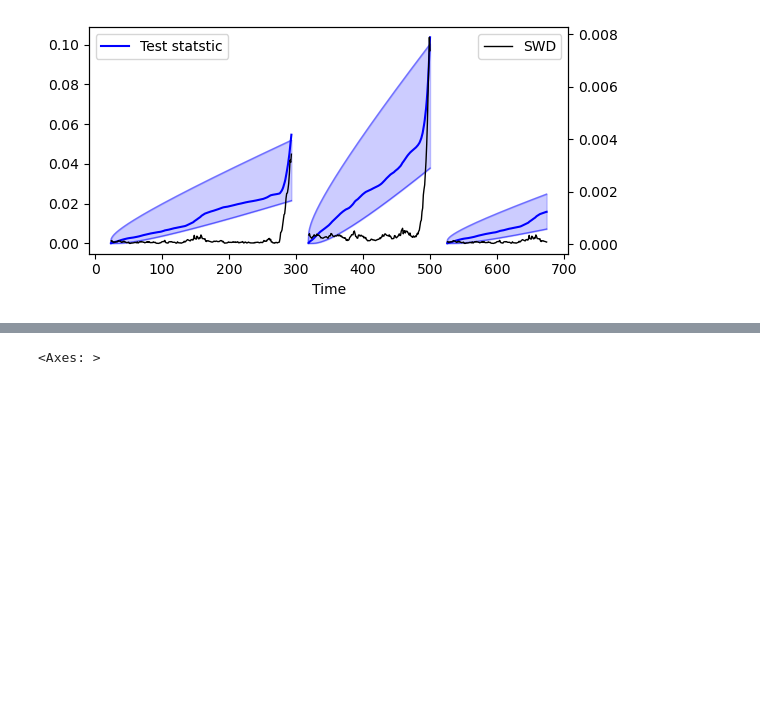
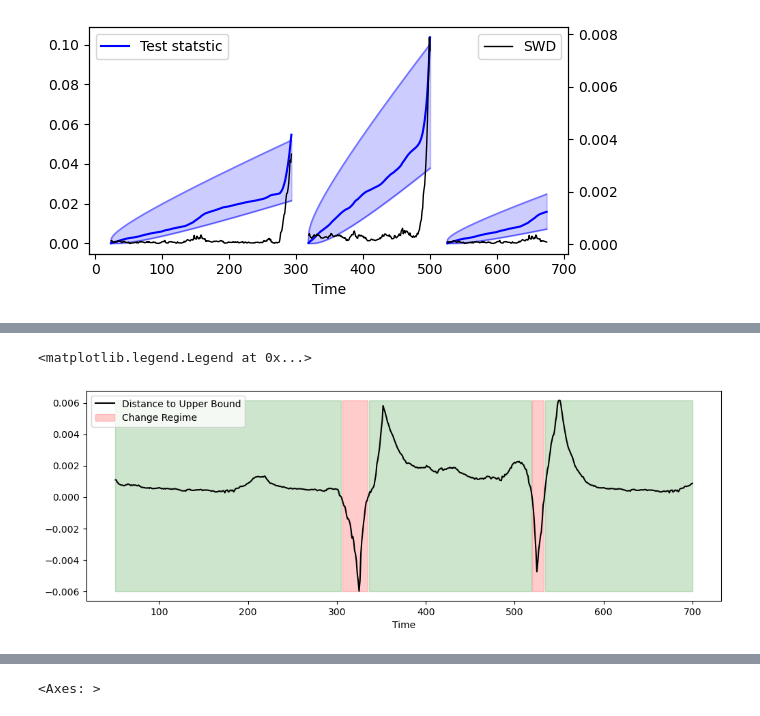
Before and after one commit to jsve96/SWDCPD, a Jupyter notebook: ChangeDetection/MNIST-detection.ipynb, the cells around one changed output, grey strips where cells are left out. Cells and saved outputs as stored; diff of their text form; code cells hidden in the pictures; blank space fills up the shorter version.

```diff
--- a/ChangeDetection/MNIST-detection.ipynb
+++ b/ChangeDetection/MNIST-detection.ipynb
@@ -249,0 +252,16 @@ import pandas as pd
+# %%
+fig,ax = plt.subplots(figsize=(12,4))
+
+distance_upper = np.subtract(UPPER[:-1],CUMSUM[1:])
+#distance_lower = np.subtract(CUMSUM[1:],LOWER[:-1])
+ax.plot(t,distance_upper,color='black',label='Distance to Upper Bound')
+#ax.plot(t,distance_lower,color='blue')
+ax.fill_between(t,min(distance_upper),max(distance_upper),where=(distance_upper>=0),color='green',alpha=0.2)
+ax.fill_between(t,min(distance_upper),max(distance_upper),where=(distance_upper<0),color='red',alpha=0.2,label='Change Regime')
+ax.set_xlabel('Time')
+ax.legend(loc='upper left')
+#ax.fill_between(t,distance_upper,distance_lower,where=(distance_upper<distance_lower),color='red',alpha=0.5);
+#ax.plot(t,CUMSUM[1:])
+# %% [output]
+<matplotlib.legend.Legend at 0x...>
+[figure, added]
```
Also changed, not shown: parts of 3 cells of this notebook, 5 other files.
